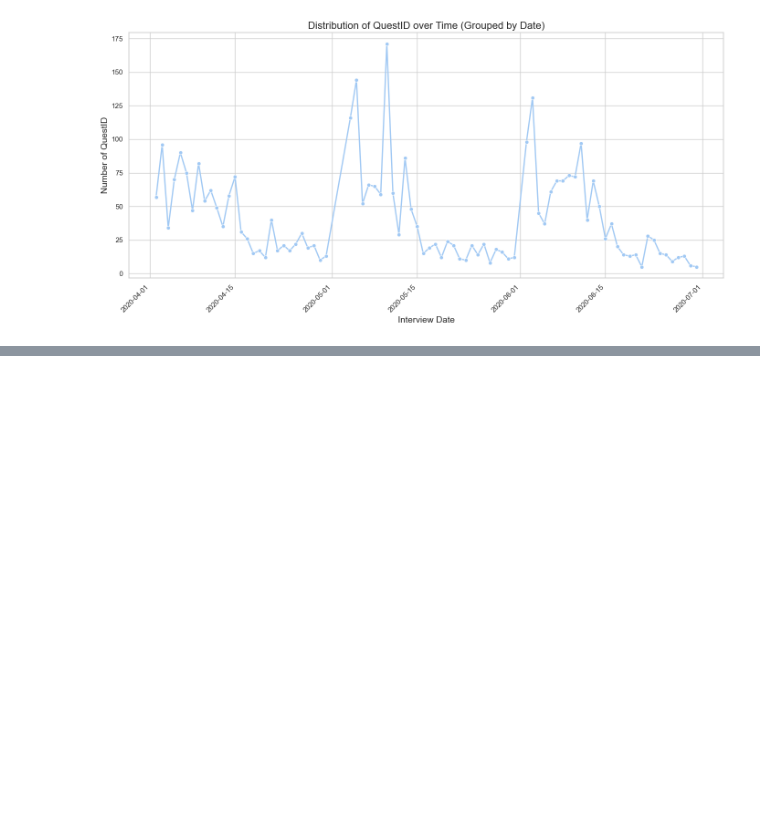
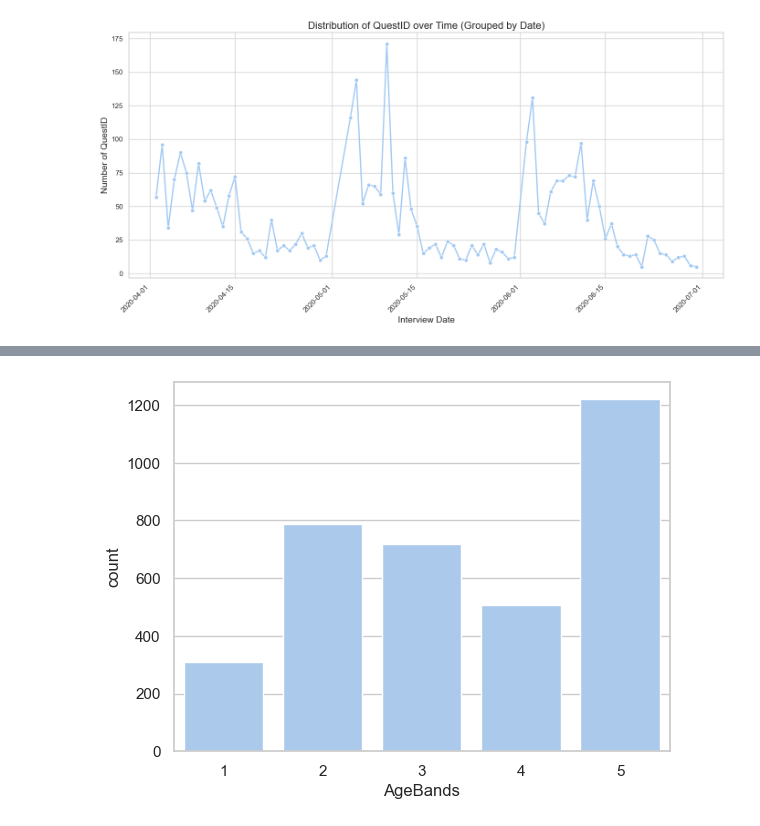
Before and after one commit to Skronski/cases, a Jupyter notebook: EON/00_programs/notebook.ipynb, the cells around one changed output, grey strips where cells are left out. Saved outputs shown, nothing was run; the diff lists cells and outputs as text; code cells hidden in the pictures; blank space fills up the shorter version.

```diff
--- a/EON/00_programs/notebook.ipynb
+++ b/EON/00_programs/notebook.ipynb
@@ -114,0 +178,5 @@ plt.show()
+# %%
+sns.countplot(x='AgeBands', data=df)
+plt.show()
+# %% [output]
+[figure, added]
```
Also changed, not shown: parts of 6 cells of this notebook.
